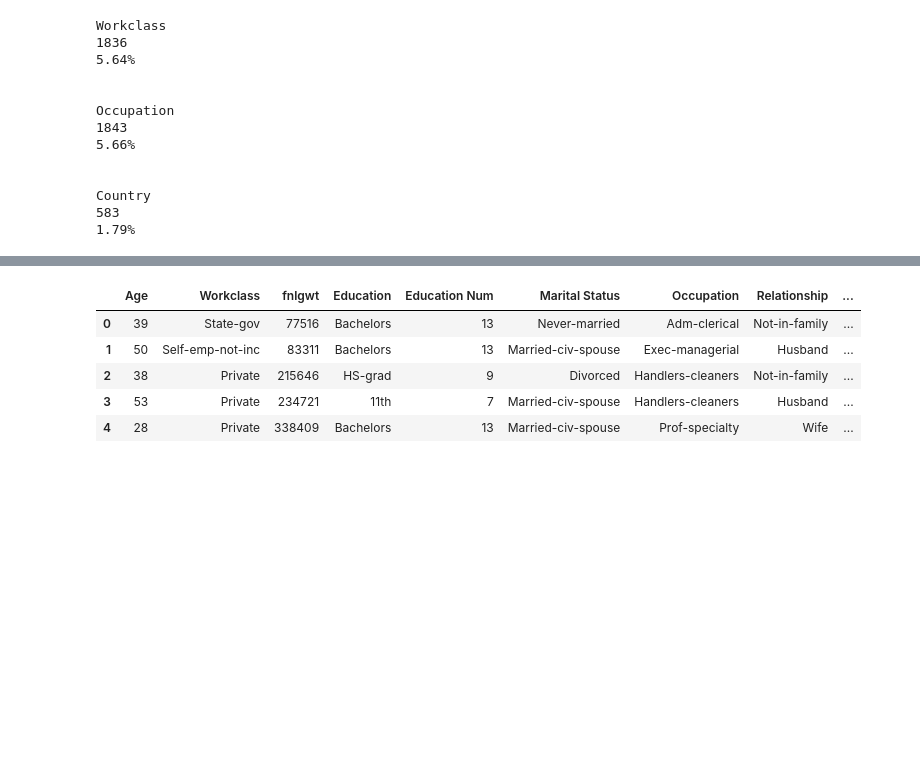
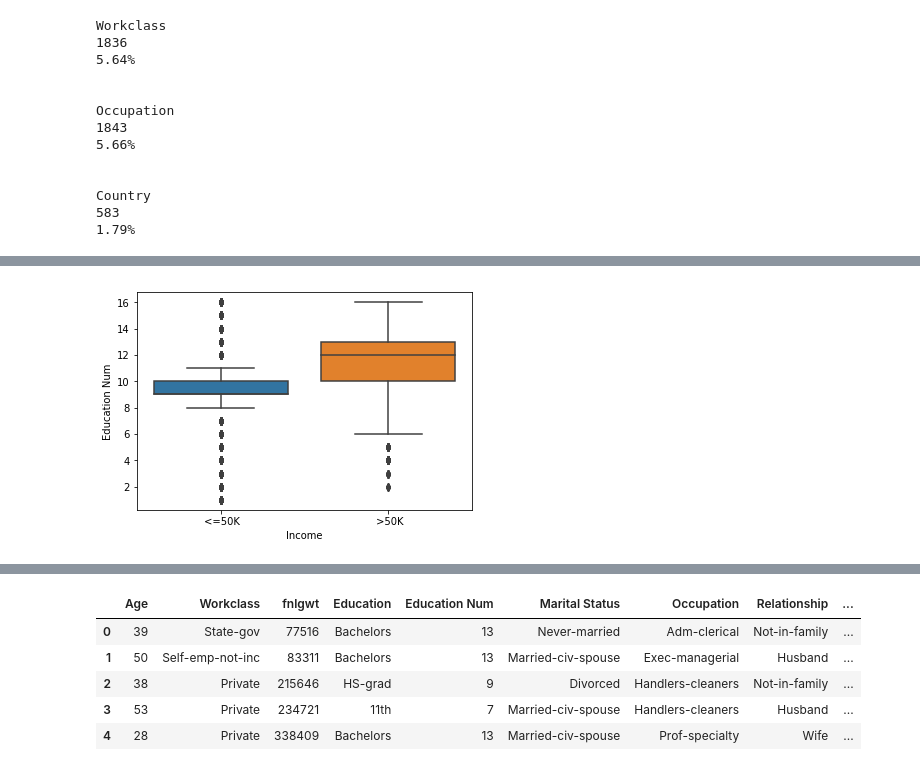
Before and after one commit to rajpopat27/Inkey, a Jupyter notebook: Inkey Assignment.ipynb, the cells around one changed output, grey strips where cells are left out. Cells and saved outputs as stored; diff of their text form; code cells hidden in the pictures; blank space fills up the shorter version.

```diff
--- a/Inkey Assignment.ipynb
+++ b/Inkey Assignment.ipynb
@@ -161,0 +246,5 @@ Country
+# %%
+sns.boxplot(x='Income', y='Education Num', data=df)
+plt.show()
+# %% [output]
+[figure, added]
```
Also changed, not shown: parts of 57 cells of this notebook.
